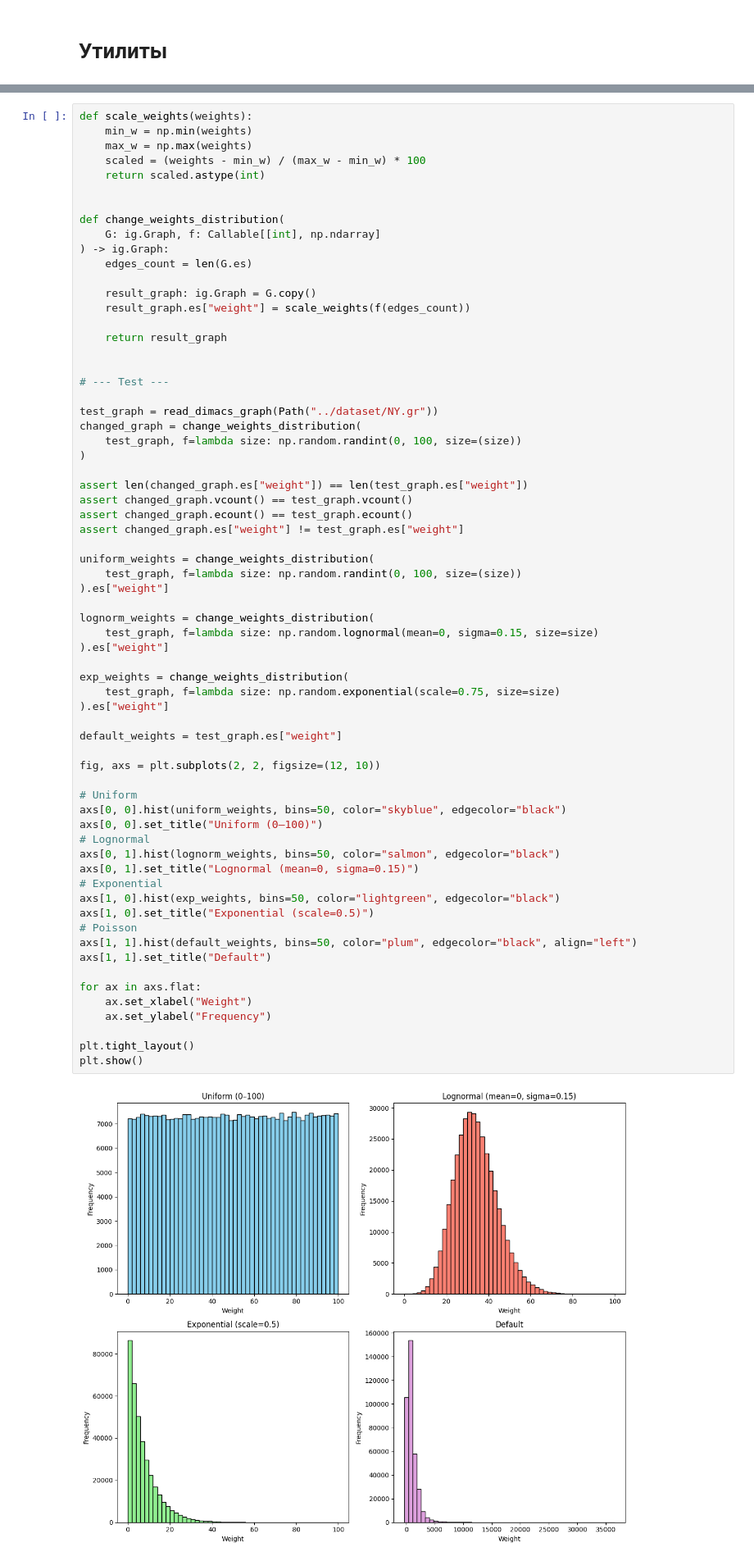
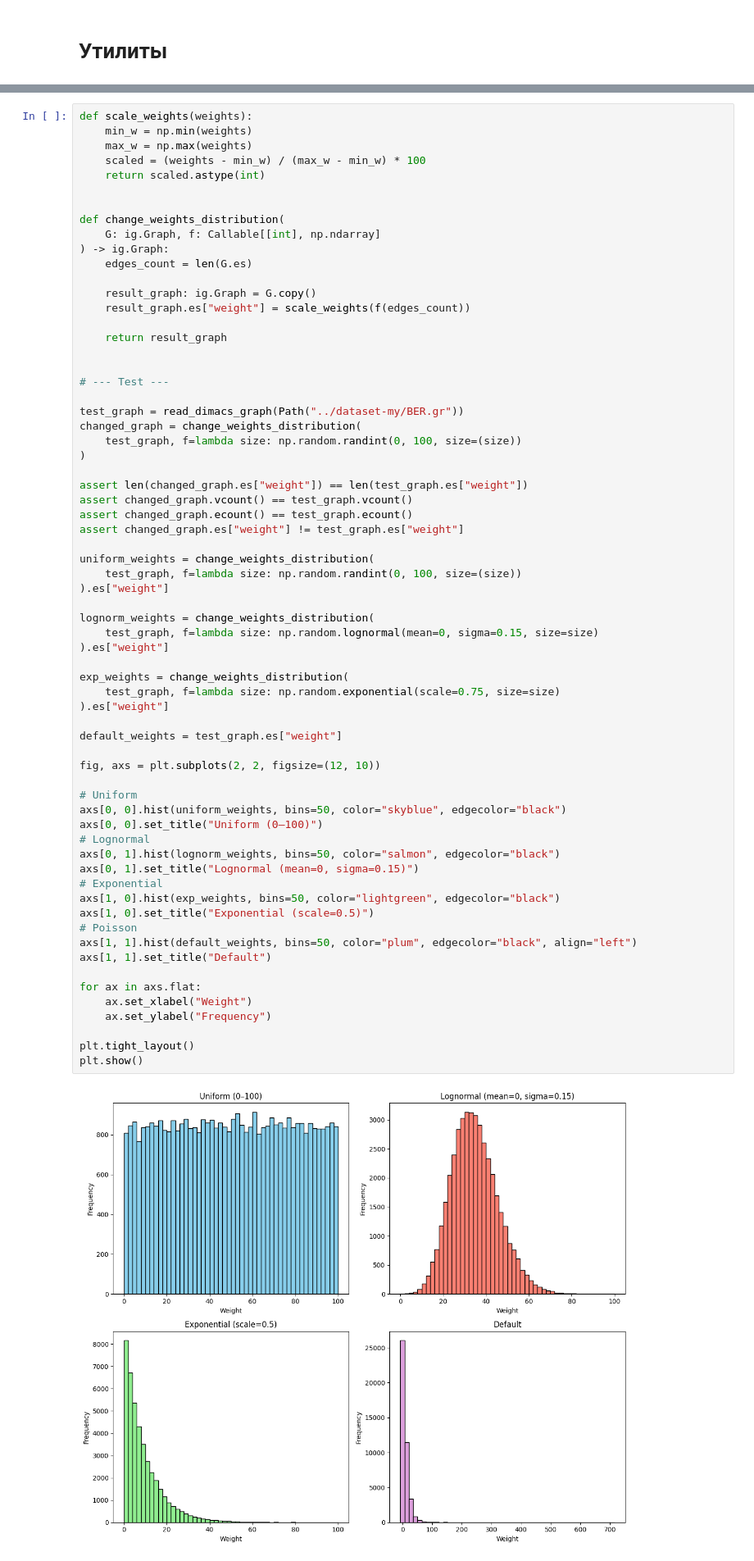
Before and after one commit to AlexShmak/graphs_analysis, a Jupyter notebook: boruvka/zaytsev/graph-utils/dataset-preparer.ipynb, the cells around one changed output, grey strips where cells are left out. Shown: that part at 82% size. Saved outputs shown, nothing was run; the diff lists cells and outputs as text.

```diff
--- a/boruvka/zaytsev/graph-utils/dataset-preparer.ipynb
+++ b/boruvka/zaytsev/graph-utils/dataset-preparer.ipynb
@@ -119,7 +121,7 @@ def change_weights_distribution(
 
 # --- Test ---
 
-test_graph = read_dimacs_graph(Path("../dataset/NY.gr"))
+test_graph = read_dimacs_graph(Path("../dataset-my/BER.gr"))
 changed_graph = change_weights_distribution(
     test_graph, f=lambda size: np.random.randint(0, 100, size=(size))
 )
@@ -138,34 +140,34 @@ lognorm_weights = change_weights_distribution(
 ).es["weight"]
 
 exp_weights = change_weights_distribution(
     test_graph, f=lambda size: np.random.exponential(scale=0.75, size=size)
 ).es["weight"]
 
 default_weights = test_graph.es["weight"]
 
 fig, axs = plt.subplots(2, 2, figsize=(12, 10))
 
 # Uniform
 axs[0, 0].hist(uniform_weights, bins=50, color="skyblue", edgecolor="black")
 axs[0, 0].set_title("Uniform (0–100)")
 # Lognormal
 axs[0, 1].hist(lognorm_weights, bins=50, color="salmon", edgecolor="black")
 axs[0, 1].set_title("Lognormal (mean=0, sigma=0.15)")
 # Exponential
 axs[1, 0].hist(exp_weights, bins=50, color="lightgreen", edgecolor="black")
 axs[1, 0].set_title("Exponential (scale=0.5)")
 # Poisson
 axs[1, 1].hist(default_weights, bins=50, color="plum", edgecolor="black", align="left")
 axs[1, 1].set_title("Default")
 
 for ax in axs.flat:
     ax.set_xlabel("Weight")
     ax.set_ylabel("Frequency")
 
 plt.tight_layout()
 plt.show()
 # %% [output]
-[figure, old version]
+[figure, new version]
 # %% [markdown]
 # Подготовка датасета для первого эксперимента
 # %%
```
Also changed, not shown: parts of 5 cells of this notebook, 3 other files.
